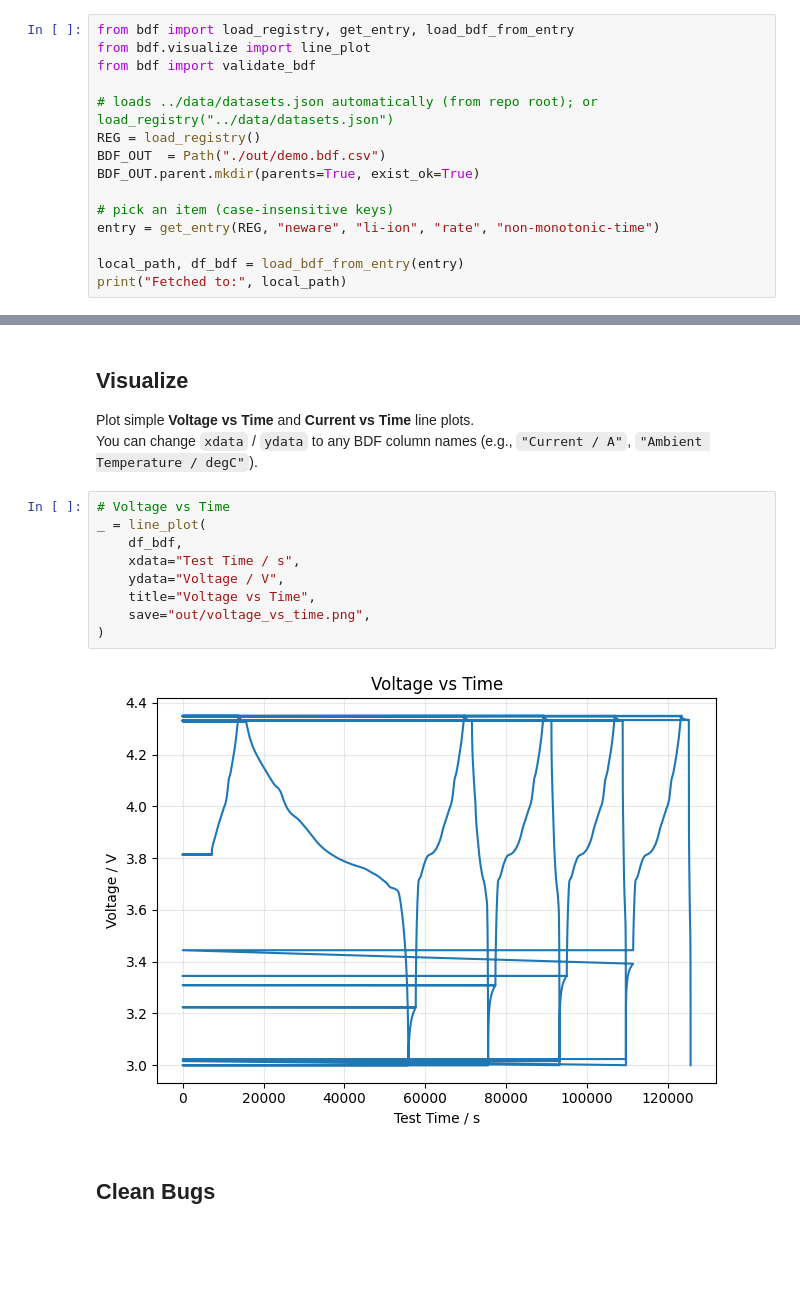
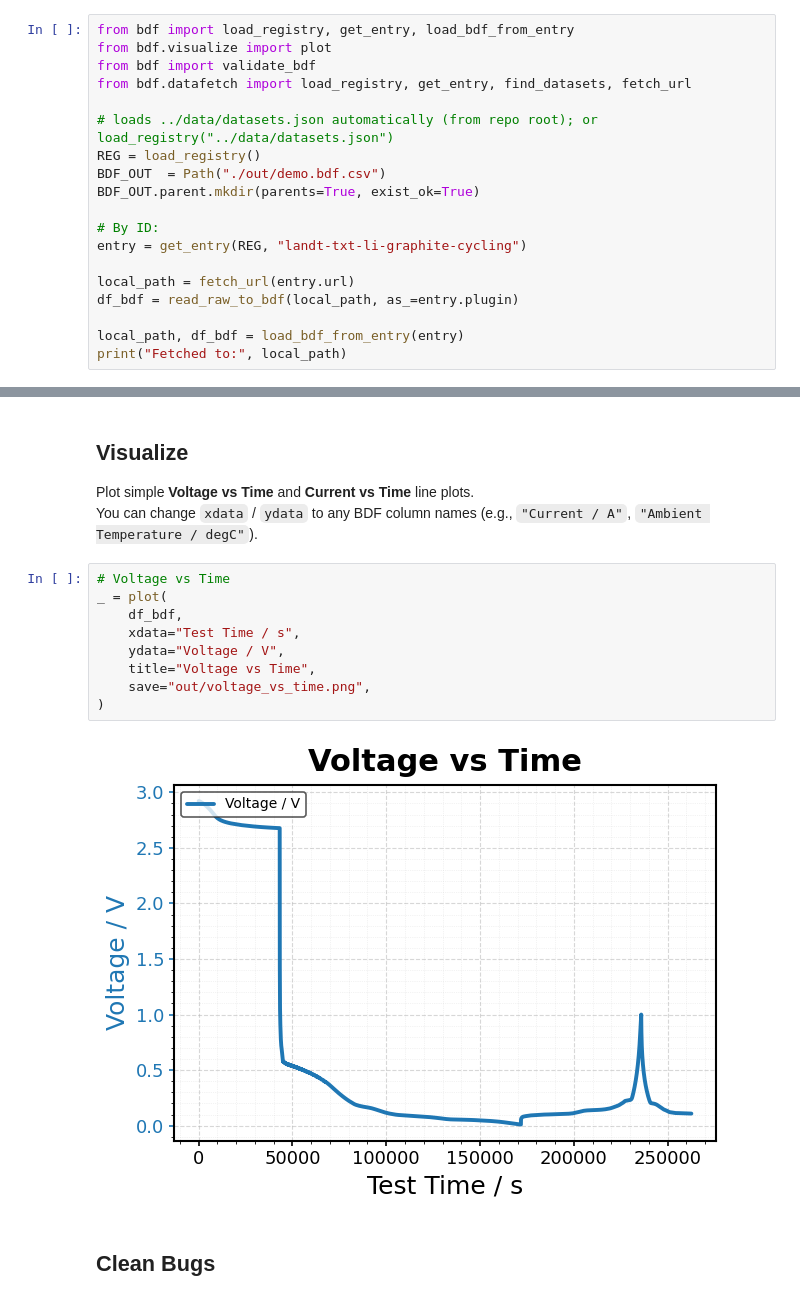
Before and after one commit to battery-data-alliance/battery-data-format, a Jupyter notebook: examples/quickstart.ipynb, the cells around one changed output, grey strips where cells are left out. Drawn from its saved outputs; the diff is of its cells as text; blank space fills up the shorter version.

```diff
--- a/examples/quickstart.ipynb
+++ b/examples/quickstart.ipynb
@@ -27,16 +27,20 @@ Update `RAW_FILE` if your file lives elsewhere.
 The normalized BDF output will be written to `out/demo.bdf.csv`.
 # %%
 from bdf import load_registry, get_entry, load_bdf_from_entry
-from bdf.visualize import line_plot
+from bdf.visualize import plot
 from bdf import validate_bdf
+from bdf.datafetch import load_registry, get_entry, find_datasets, fetch_url
 
 # loads ../data/datasets.json automatically (from repo root); or load_registry("../data/datasets.json")
 REG = load_registry()
 BDF_OUT  = Path("./out/demo.bdf.csv")
 BDF_OUT.parent.mkdir(parents=True, exist_ok=True)
 
-# pick an item (case-insensitive keys)
-entry = get_entry(REG, "neware", "li-ion", "rate", "non-monotonic-time")
+# By ID:
+entry = get_entry(REG, "landt-txt-li-graphite-cycling")
+
+local_path = fetch_url(entry.url)
+df_bdf = read_raw_to_bdf(local_path, as_=entry.plugin)
 
 local_path, df_bdf = load_bdf_from_entry(entry)
 print("Fetched to:", local_path)
@@ -61,15 +111,15 @@ Plot simple **Voltage vs Time** and **Current vs Time** line plots.
 You can change `xdata` / `ydata` to any BDF column names (e.g., `"Current / A"`, `"Ambient Temperature / degC"`).
 # %%
 # Voltage vs Time
-_ = line_plot(
+_ = plot(
     df_bdf,
     xdata="Test Time / s",
     ydata="Voltage / V",
     title="Voltage vs Time",
     save="out/voltage_vs_time.png",
 )
 # %% [output]
-[figure, old version]
+[figure, new version]
 # %% [markdown]
 ## Clean Bugs
 # %%
```
Also changed, not shown: parts of 8 cells of this notebook, 10 other files.
